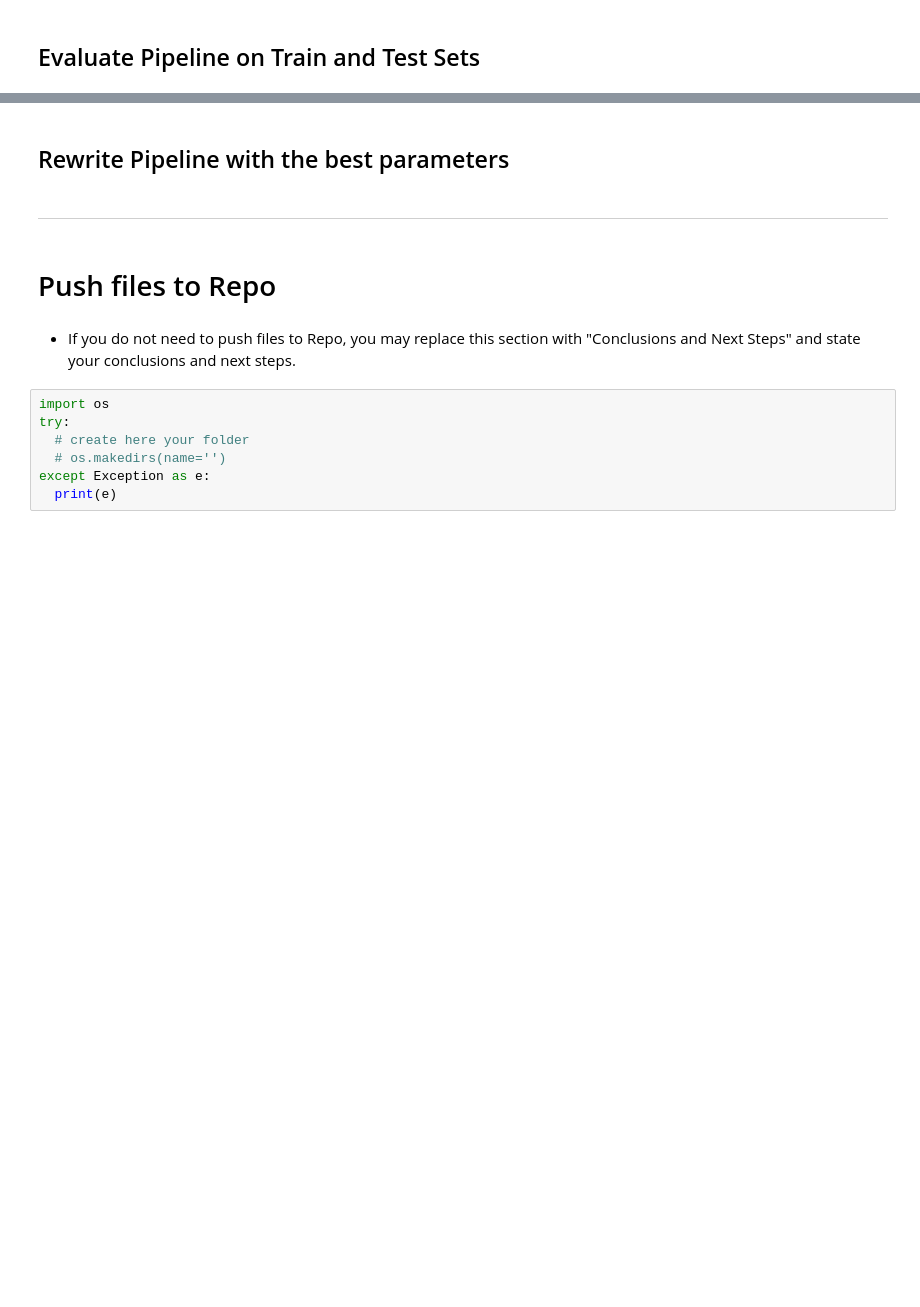
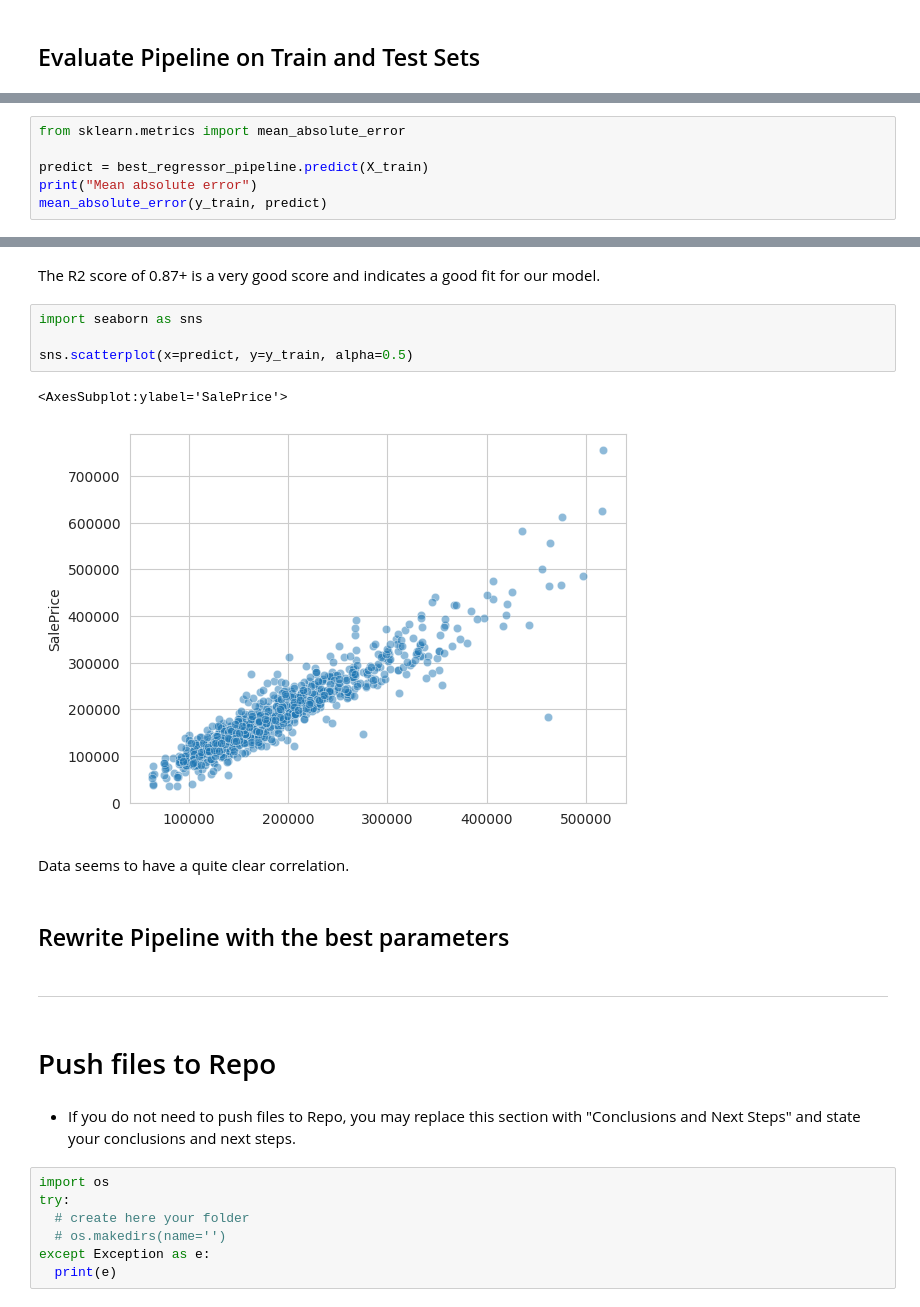
Before and after one commit to MariaHochstoeger/heritage-housing-issues, a Jupyter notebook: jupyter_notebooks/05_ModelingAndEvaluation.ipynb, the cells around one changed output, grey strips where cells are left out. Drawn from its saved outputs; the diff is of its cells as text; blank space fills up the shorter version.

```diff
--- a/jupyter_notebooks/05_ModelingAndEvaluation.ipynb
+++ b/jupyter_notebooks/05_ModelingAndEvaluation.ipynb
@@ -535,0 +532,6 @@ regression_evaluation_plots(X_train, y_train, X_test, y_test, best_regressor_pip
+# %%
+from sklearn.metrics import mean_absolute_error
+
+predict = best_regressor_pipeline.predict(X_train)
+print("Mean absolute error")
+mean_absolute_error(y_train, predict)
@@ -536,3 +548,14 @@ regression_evaluation_plots(X_train, y_train, X_test, y_test, best_regressor_pip
+# %% [markdown]
+The R2 score of 0.87+ is a very good score and indicates a good fit for our model.
+# %%
+import seaborn as sns
+
+sns.scatterplot(x=predict, y=y_train, alpha=0.5)
+# %% [output]
+<AxesSubplot:ylabel='SalePrice'>
+[figure, added]
+# %% [markdown]
+Data seems to have a quite clear correlation.
 # %% [markdown]
 ## Rewrite Pipeline with the best parameters
 # %% [markdown]
```
Also changed, not shown: parts of 8 cells of this notebook.
